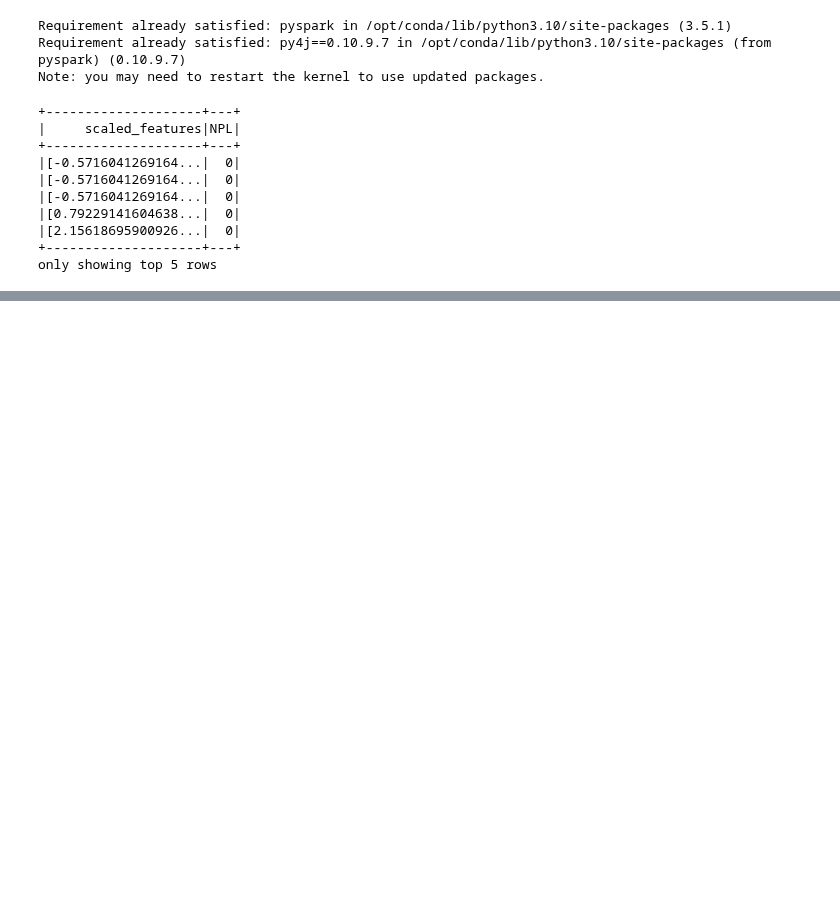
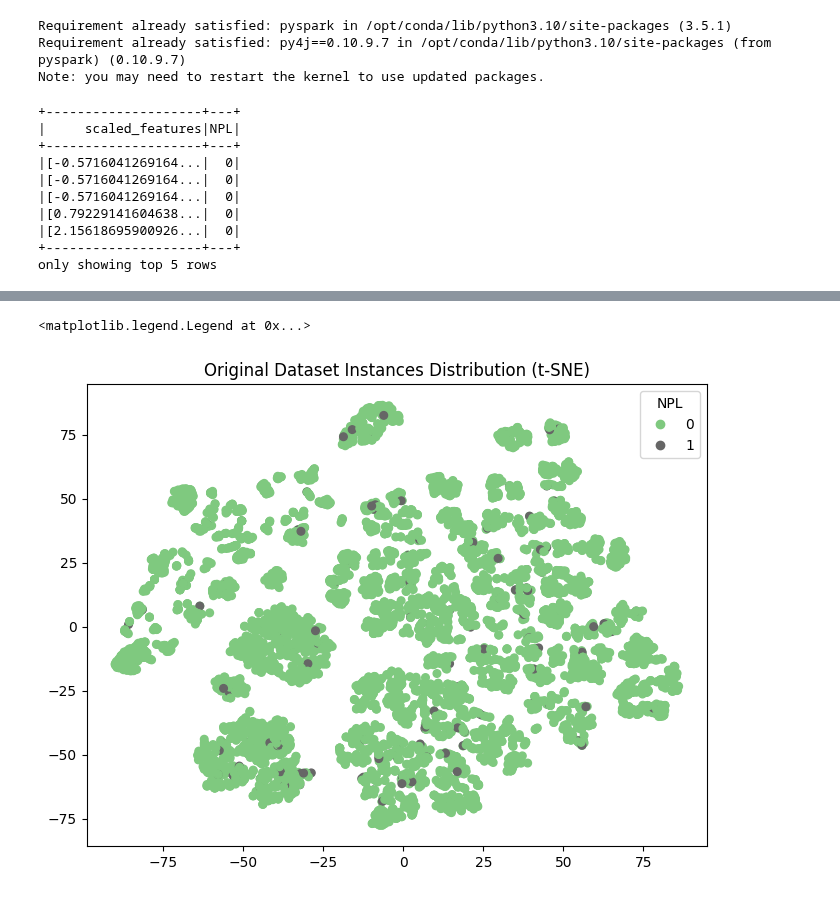
Before and after one commit to felipesveiga/NPL-Risk-Evaluation, a Jupyter notebook: project/npl-prediction.ipynb, the cells around one changed output, grey strips where cells are left out. Cells and saved outputs as stored; diff of their text form; code cells hidden in the pictures; blank space fills up the shorter version.

```diff
--- a/project/npl-prediction.ipynb
+++ b/project/npl-prediction.ipynb
@@ -1284,0 +1281,14 @@ plt.show()
+# %%
+# Plotting the instances distribution.
+import matplotlib.pyplot as plt
+
+target = np.array(train_num.select('NPL').collect()).astype('int').flatten()
+fig = plt.figure(figsize=(8, 6))
+scatter = plt.scatter(array[:,0], array[:,1], c=target, s=30,
+           cmap='Accent')
+
+plt.title('Original Dataset Instances Distribution (t-SNE)')
+plt.legend(*scatter.legend_elements(), title='NPL')
+# %% [output]
+<matplotlib.legend.Legend at 0x...>
+[figure, added]
```
Also changed, not shown: parts of 14 cells of this notebook.
